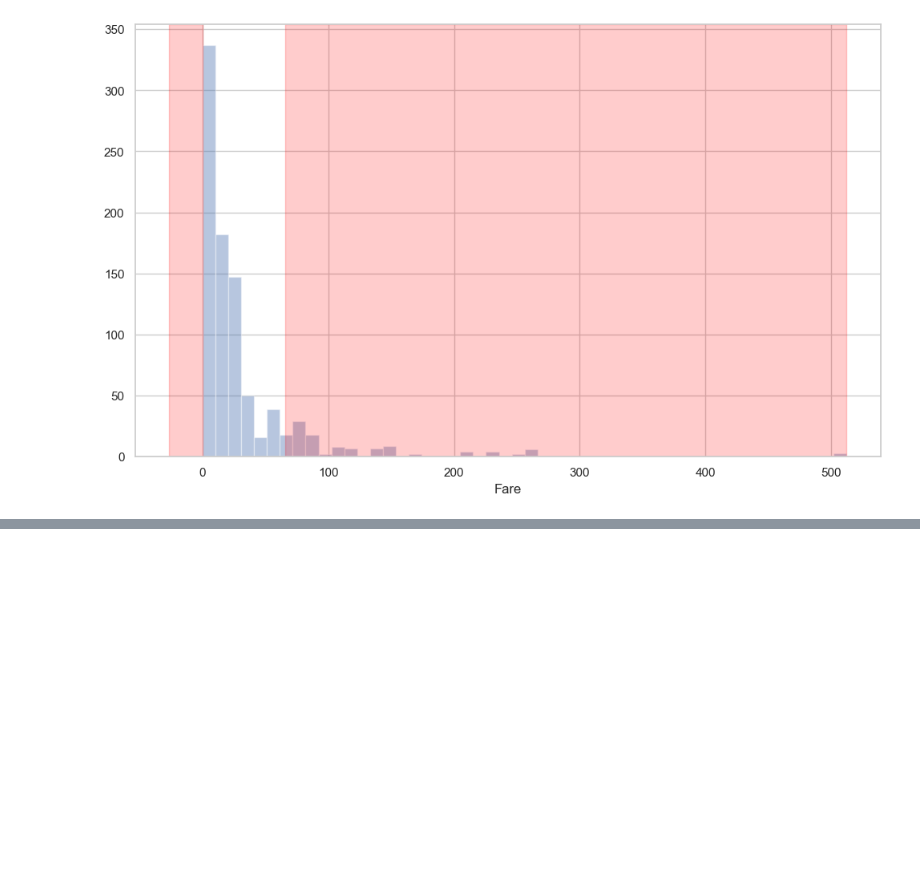
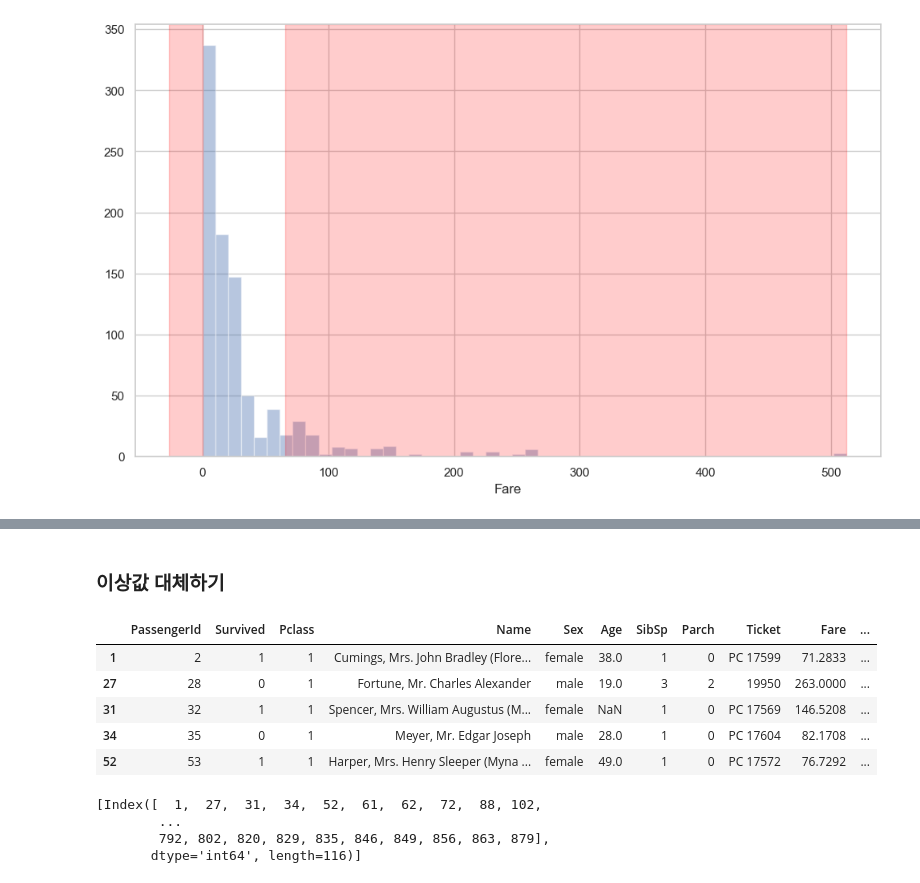
Before and after one commit to NyanPunch/2024_DataAnalysis, a Jupyter notebook: 어쩌DA-Ch3-3.ipynb, the cells around one changed output, grey strips where cells are left out. Saved outputs shown, nothing was run; the diff lists cells and outputs as text; code cells hidden in the pictures; blank space fills up the shorter version.

```diff
--- a/어쩌DA-Ch3-3.ipynb
+++ b/어쩌DA-Ch3-3.ipynb
@@ -74,0 +89,20 @@ https://gist.github.com/mwaskom/de44147ed2974457ad6372750bbe5751
+# %% [markdown]
+### 이상값 대체하기
+# %%
+outlier = titanic[~(titanic['Fare'] < upper) & (titanic['Fare'] > lower)]
+outlier.head()
+# %% [output]
+|  | PassengerId | Survived | Pclass | Name | Sex | Age | SibSp | Parch | Ticket | Fare | ... |
+| 1 | 2 | 1 | 1 | Cumings, Mrs. John Bradley (Flore... | female | 38.0 | 1 | 0 | PC 17599 | 71.2833 | ... |
+| 27 | 28 | 0 | 1 | Fortune, Mr. Charles Alexander | male | 19.0 | 3 | 2 | 19950 | 263.0000 | ... |
+| 31 | 32 | 1 | 1 | Spencer, Mrs. William Augustus (M... | female | NaN | 1 | 0 | PC 17569 | 146.5208 | ... |
+| 34 | 35 | 0 | 1 | Meyer, Mr. Edgar Joseph | male | 28.0 | 1 | 0 | PC 17604 | 82.1708 | ... |
+| 52 | 53 | 1 | 1 | Harper, Mrs. Henry Sleeper (Myna ... | female | 49.0 | 1 | 0 | PC 17572 | 76.7292 | ... |
+# %%
+outlier_index = [outlier.index]
+outlier_index
+# %% [output]
+[Index([  1,  27,  31,  34,  52,  61,  62,  72,  88, 102,
+        ...
+        792, 802, 820, 829, 835, 846, 849, 856, 863, 879],
+       dtype='int64', length=116)]
```
Also changed, not shown: parts of 4 cells of this notebook.
